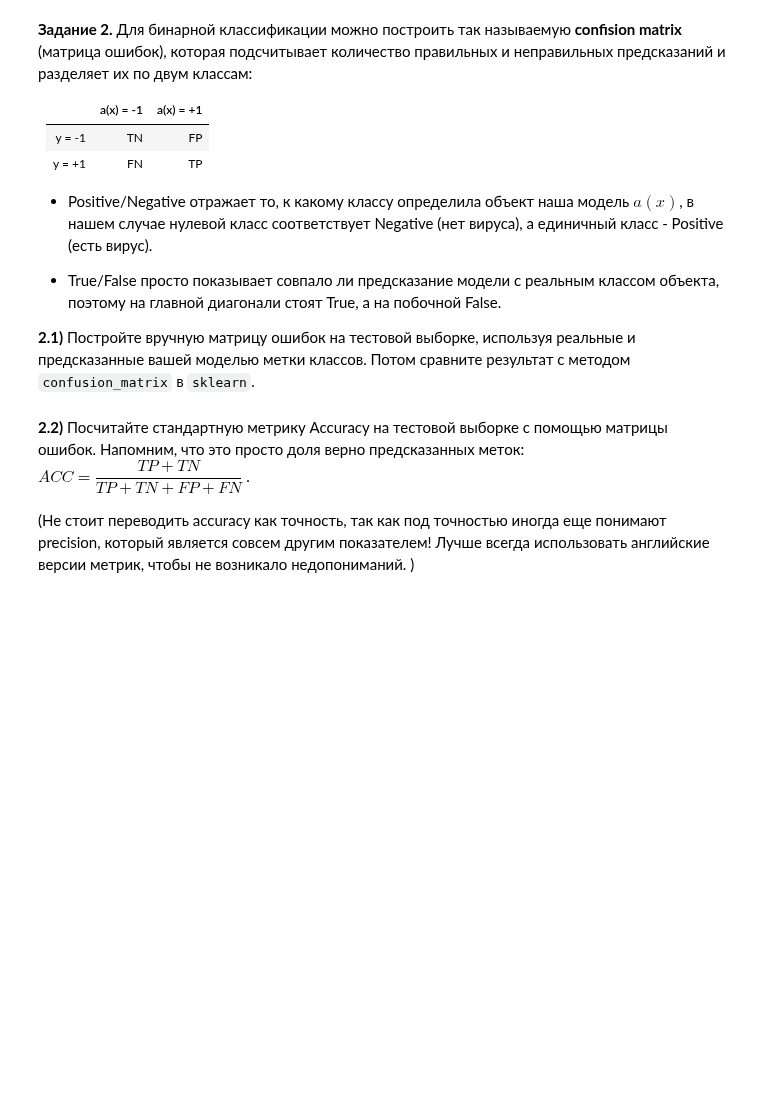
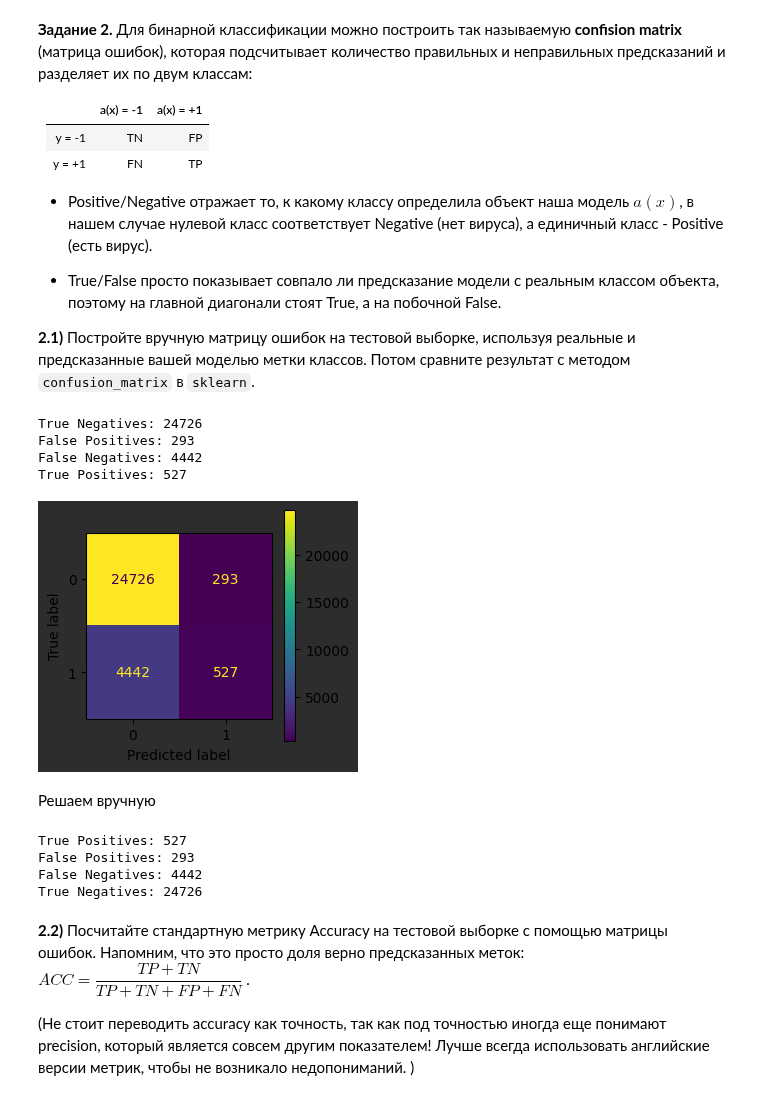
Before and after one commit to Alexey3250/Start_ML, a Jupyter notebook: Machine_learning/11_error_matrix/HW11.ipynb, the cells around one changed output. Cells and saved outputs as stored; diff of their text form; code cells hidden in the pictures; blank space fills up the shorter version.

```diff
--- a/Machine_learning/11_error_matrix/HW11.ipynb
+++ b/Machine_learning/11_error_matrix/HW11.ipynb
@@ -73,3 +95,66 @@ from sklearn.metrics import confusion_matrix
+# %%
+from sklearn.metrics import confusion_matrix
+
+from sklearn.metrics import accuracy_score
+from sklearn.metrics import precision_score
+from sklearn.metrics import recall_score
+from sklearn.pipeline import Pipeline
+
+# create a pipeline
+pipe = Pipeline([('scaler', StandardScaler()), ('lr', LogisticRegression(penalty='l2', C=0.01))])
+
+# fit the pipeline
+pipe.fit(X_train, y_train)
+pred_test = pipe.predict(X_test)
+
+# calculate the confusion matrix for the test set predictions
+tn, fp, fn, tp = confusion_matrix(y_test, pred_test).ravel()
+
+print(f"True Negatives: {tn}")
+print(f"False Positives: {fp}")
+print(f"False Negatives: {fn}")
+print(f"True Positives: {tp}")
+# %% [output]
+True Negatives: 24726
+False Positives: 293
+False Negatives: 4442
+True Positives: 527
+# %%
+from sklearn.metrics import ConfusionMatrixDisplay
+
+cm = confusion_matrix(y_test, pipe.predict(X_test), labels=pipe.classes_)
+
+cmp = ConfusionMatrixDisplay(confusion_matrix=cm)
+fig, ax = plt.subplots(figsize=(3,3))
+cmp.plot(ax=ax)
+
+plt.show()
+# %% [output]
+[figure, added]
+# %% [markdown]
+Решаем вручную
+# %%
+# calculate the number of true positives (TP)
+tp = ((pred_test == 1) & (y_test == 1)).sum()
+
+# calculate the number of false positives (FP)
+fp = ((pred_test == 1) & (y_test == 0)).sum()
+
+# calculate the number of false negatives (FN)
+fn = ((pred_test == 0) & (y_test == 1)).sum()
+
+# calculate the number of true negatives (TN)
+tn = ((pred_test == 0) & (y_test == 0)).sum()
+
+print(f"True Positives: {tp}")
+print(f"False Positives: {fp}")
+print(f"False Negatives: {fn}")
+print(f"True Negatives: {tn}")
+# %% [output]
+True Positives: 527
+False Positives: 293
+False Negatives: 4442
+True Negatives: 24726
 # %% [markdown]
 **2.2)** Посчитайте стандартную метрику Accuracy на тестовой выборке c помощью матрицы ошибок. Напомним, что это просто доля верно предсказанных меток:
 $
```
Also changed, not shown: parts of 31 cells of this notebook.
